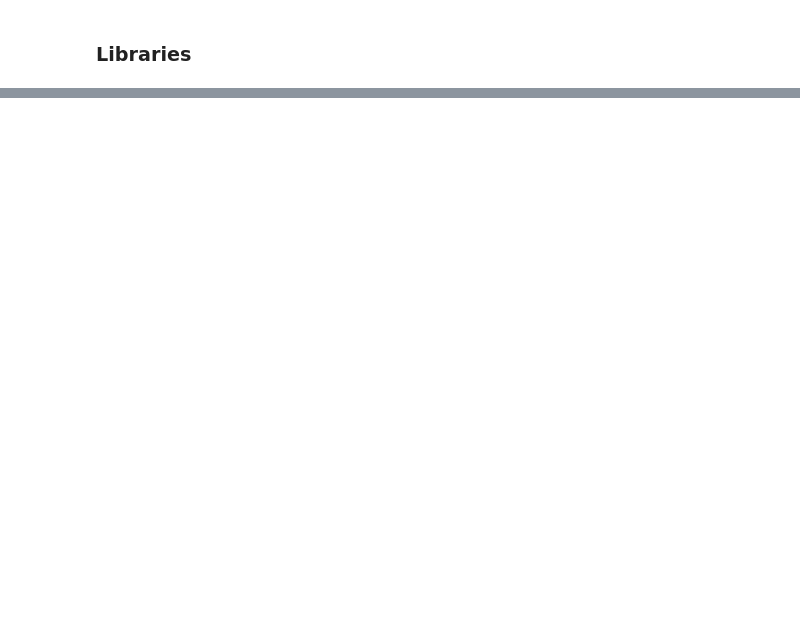
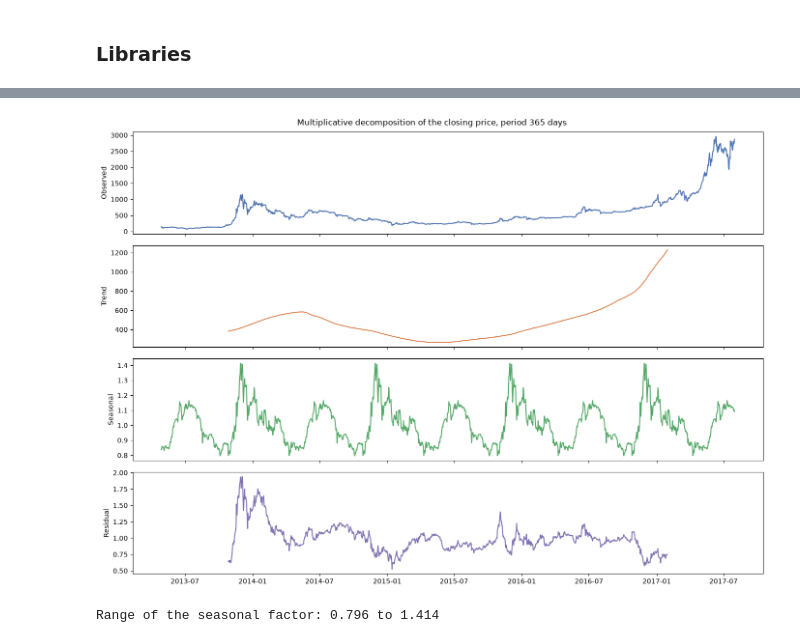
Before and after one commit to Jonathansl17/jarvis, a Jupyter notebook: bitcoin_price_regression/bitcoin_price_regression.ipynb, the cells around one changed output, grey strips where cells are left out. Saved outputs shown, nothing was run; the diff lists cells and outputs as text; code cells hidden in the pictures; blank space fills up the shorter version.

```diff
--- a/bitcoin_price_regression/bitcoin_price_regression.ipynb
+++ b/bitcoin_price_regression/bitcoin_price_regression.ipynb
@@ -106,0 +153,21 @@ To be developed.
+# %%
+# Decomposition into trend, seasonal pattern and residual, with a yearly period
+DAYS_PER_YEAR = 365
+decomposition = seasonal_decompose(bitcoin[TARGET], model='multiplicative', period=DAYS_PER_YEAR)
+
+fig, axes = plt.subplots(4, 1, figsize=(14, 10), sharex=True)
+axes[0].plot(decomposition.observed, color='#4c72b0')
+axes[0].set_ylabel('Observed')
+axes[1].plot(decomposition.trend, color='#dd8452')
+axes[1].set_ylabel('Trend')
+axes[2].plot(decomposition.seasonal, color='#55a868')
+axes[2].set_ylabel('Seasonal')
+axes[3].plot(decomposition.resid, color='#8172b3')
+axes[3].set_ylabel('Residual')
+plt.suptitle('Multiplicative decomposition of the closing price, period 365 days')
+plt.tight_layout()
+plt.show()
+print("Range of the seasonal factor:", round(decomposition.seasonal.min(), 3), "to", round(decomposition.seasonal.max(), 3))
+# %% [output]
+[figure, added]
+Range of the seasonal factor: 0.796 to 1.414
```
Also changed, not shown: parts of 51 cells of this notebook, 1 other file.
